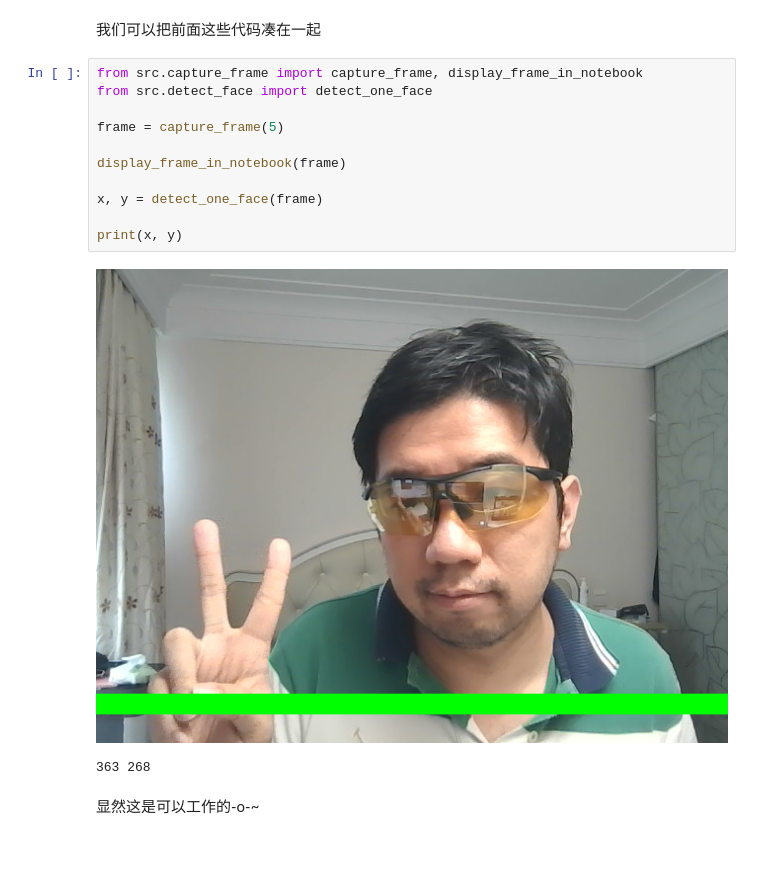
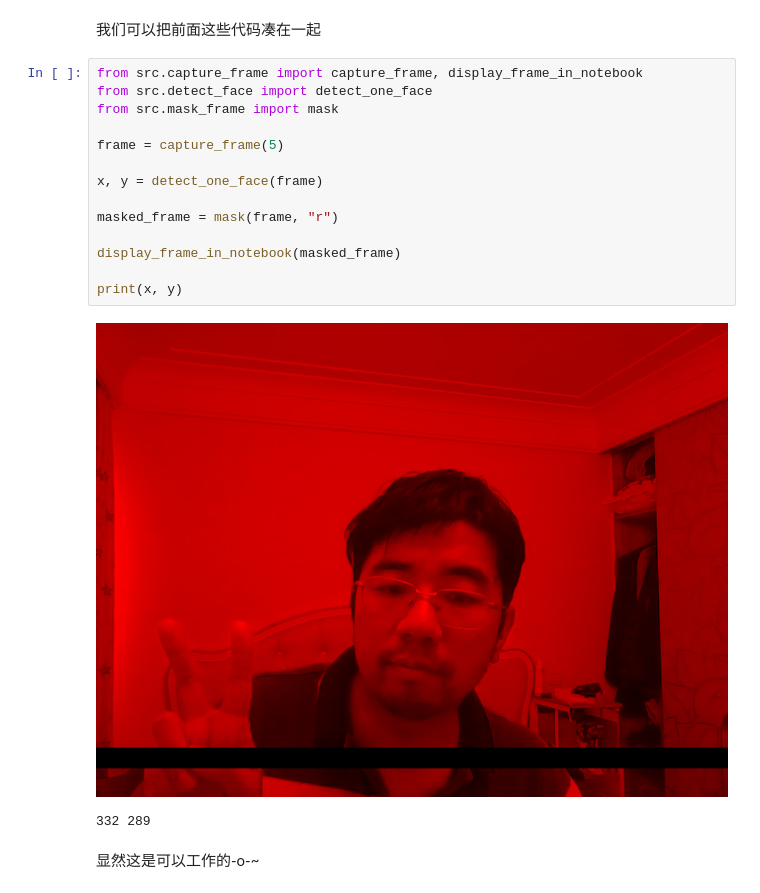
Before and after one commit to LC1332/Learn-Python-with-GPT, a Jupyter notebook: 2_If.ipynb, the cells around one changed output. Saved outputs shown, nothing was run; the diff lists cells and outputs as text; blank space fills up the shorter version.

```diff
--- a/2_If.ipynb
+++ b/2_If.ipynb
@@ -179,17 +191,20 @@ print(x, y)
 # %%
 from src.capture_frame import capture_frame, display_frame_in_notebook
 from src.detect_face import detect_one_face
+from src.mask_frame import mask
 
 frame = capture_frame(5)
 
-display_frame_in_notebook(frame)
-
 x, y = detect_one_face(frame)
 
+masked_frame = mask(frame, "r")
+
+display_frame_in_notebook(masked_frame)
+
 print(x, y)
 # %% [output]
-[figure, old version]
+[figure, new version]
-363 268
+332 289
 # %% [markdown]
 显然这是可以工作的-o-~
 # %% [markdown]
```
Also changed, not shown: parts of 20 cells of this notebook, 1 other file.
